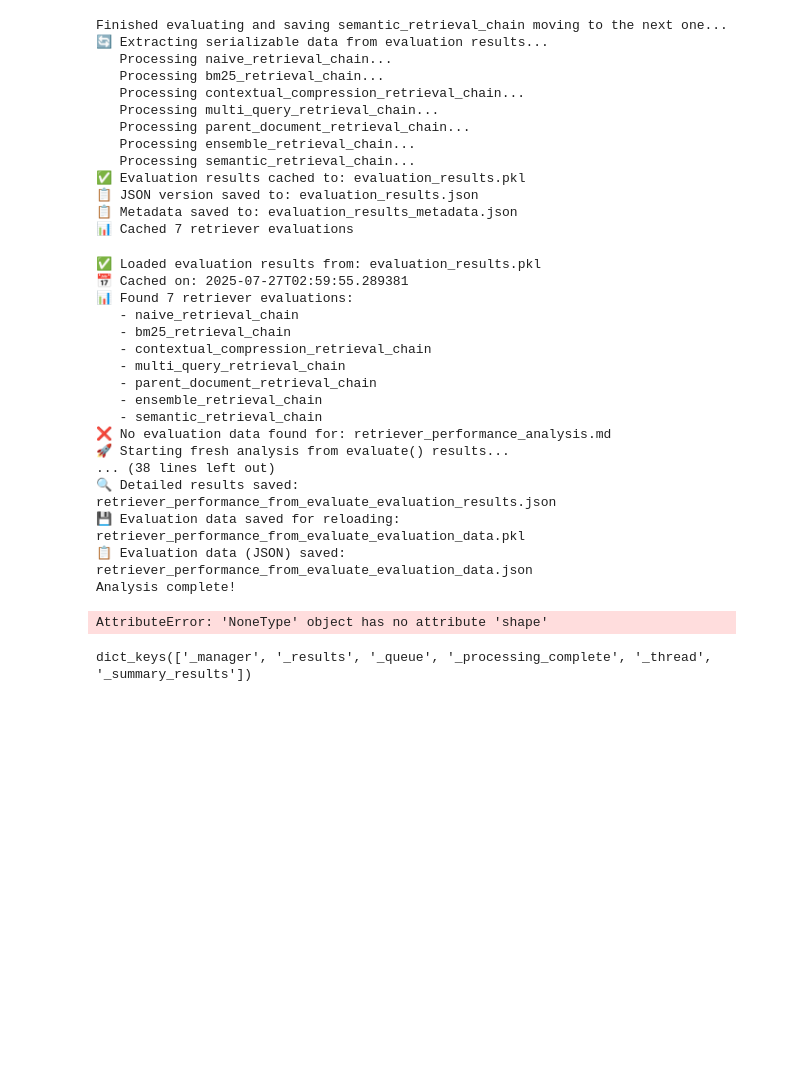
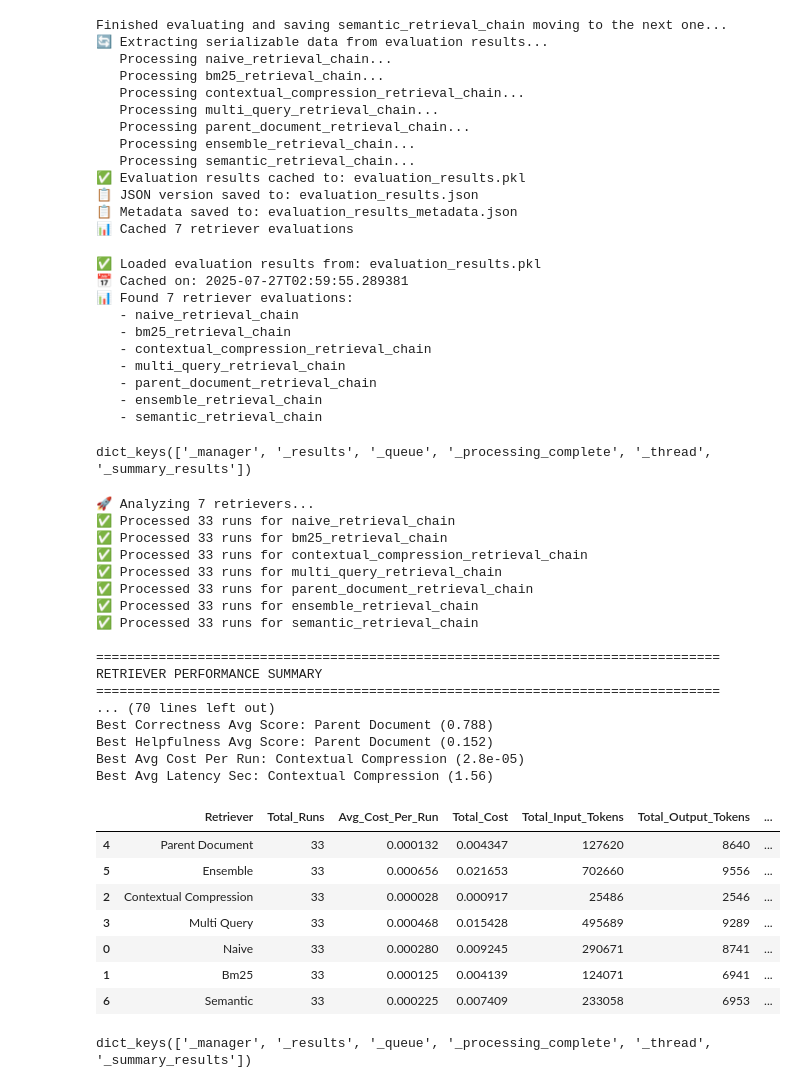
Before and after one commit to neomatrix369/AIE7, a Jupyter notebook: 09_Advanced_Retrieval/Advanced_Retrieval_with_LangChain_Assignment.ipynb, the cells around one changed output. Cells and saved outputs as stored; diff of their text form; code cells hidden in the pictures; blank space fills up the shorter version.

Commit message:
s09: Consolidation implementation to parse evaluation object or dictionary

```diff
--- a/09_Advanced_Retrieval/Advanced_Retrieval_with_LangChain_Assignment.ipynb
+++ b/09_Advanced_Retrieval/Advanced_Retrieval_with_LangChain_Assignment.ipynb
@@ -1447,22 +1447,22 @@ from performance_analysis import analyze_from_evaluate_results
 # %%
 cached_results = load_evaluation_results("evaluation_results.pkl")
 
-# Run the analysis
-analyzer = analyze_from_evaluate_results(cached_results)
+# # Run the analysis
+# analyzer = analyze_from_evaluate_results(cached_results)
 
-# Save comprehensive results
-analyzer.save_analysis("retriever_performance_from_evaluate.md")
+# # Save comprehensive results
+# analyzer.save_analysis("retriever_performance_from_evaluate.md")
 
-# Access specific data
-results_df = analyzer.results_df
-summary = analyzer.analysis_summary
-rankings = analyzer.rank_retrievers()
+# # Access specific data
+# results_df = analyzer.results_df
+# summary = analyzer.analysis_summary
+# rankings = analyzer.rank_retrievers()
 
-print("Analysis complete!")
-print(f"Results DataFrame shape: {results_df.shape}")
-print(f"Retrievers analyzed: {list(summary.keys())}")
+# print("Analysis complete!")
+# print(f"Results DataFrame shape: {results_df.shape}")
+# print(f"Retrievers analyzed: {list(summary.keys())}")
 
-print("Analysis code ready - uncomment when evaluation_results is populated")
+# print("Analysis code ready - uncomment when evaluation_results is populated")
 # %% [output]
 ✅ Loaded evaluation results from: evaluation_results.pkl
 📅 Cached on: 2025-07-27T02:59:55.289381
@@ -1474,15 +1474,42 @@ print("Analysis code ready - uncomment when evaluation_results is populated")
    - parent_document_retrieval_chain
    - ensemble_retrieval_chain
    - semantic_retrieval_chain
-❌ No evaluation data found for: retriever_performance_analysis.md
-🚀 Starting fresh analysis from evaluate() results...
-... (38 lines left out)
-🔍 Detailed results saved: retriever_performance_from_evaluate_evaluation_results.json
-💾 Evaluation data saved for reloading: retriever_performance_from_evaluate_evaluation_data.pkl
-📋 Evaluation data (JSON) saved: retriever_performance_from_evaluate_evaluation_data.json
-Analysis complete!
-AttributeError: 'NoneType' object has no attribute 'shape'
 # %%
 cached_results['naive_retrieval_chain'].keys()
 # %% [output]
 dict_keys(['_manager', '_results', '_queue', '_processing_complete', '_thread', '_summary_results'])
+# %%
+from performance_analysis import analyze_retrievers
+df = analyze_retrievers(evaluation_results)
+# df = analyze_retrievers(cached_results)
+df
+# %% [output]
+🚀 Analyzing 7 retrievers...
+✅ Processed 33 runs for naive_retrieval_chain
+✅ Processed 33 runs for bm25_retrieval_chain
+✅ Processed 33 runs for contextual_compression_retrieval_chain
+✅ Processed 33 runs for multi_query_retrieval_chain
+✅ Processed 33 runs for parent_document_retrieval_chain
+✅ Processed 33 runs for ensemble_retrieval_chain
+✅ Processed 33 runs for semantic_retrieval_chain
+
+================================================================================
+RETRIEVER PERFORMANCE SUMMARY
+================================================================================
+... (70 lines left out)
+Best Correctness Avg Score: Parent Document (0.788)
+Best Helpfulness Avg Score: Parent Document (0.152)
+Best Avg Cost Per Run: Contextual Compression (2.8e-05)
+Best Avg Latency Sec: Contextual Compression (1.56)
+|  | Retriever | Total_Runs | Avg_Cost_Per_Run | Total_Cost | Total_Input_Tokens | Total_Output_Tokens | ... |
+| 4 | Parent Document | 33 | 0.000132 | 0.004347 | 127620 | 8640 | ... |
+| 5 | Ensemble | 33 | 0.000656 | 0.021653 | 702660 | 9556 | ... |
+| 2 | Contextual Compression | 33 | 0.000028 | 0.000917 | 25486 | 2546 | ... |
+| 3 | Multi Query | 33 | 0.000468 | 0.015428 | 495689 | 9289 | ... |
+| 0 | Naive | 33 | 0.000280 | 0.009245 | 290671 | 8741 | ... |
+| 1 | Bm25 | 33 | 0.000125 | 0.004139 | 124071 | 6941 | ... |
+| 6 | Semantic | 33 | 0.000225 | 0.007409 | 233058 | 6953 | ... |
+# %%
+cached_results['naive_retrieval_chain'].keys()
+# %% [output]
+dict_keys(['_manager', '_results', '_queue', '_processing_complete', '_thread', '_summary_results'])
```
Also changed, not shown: parts of 1 cell of this notebook, 1 other file.
